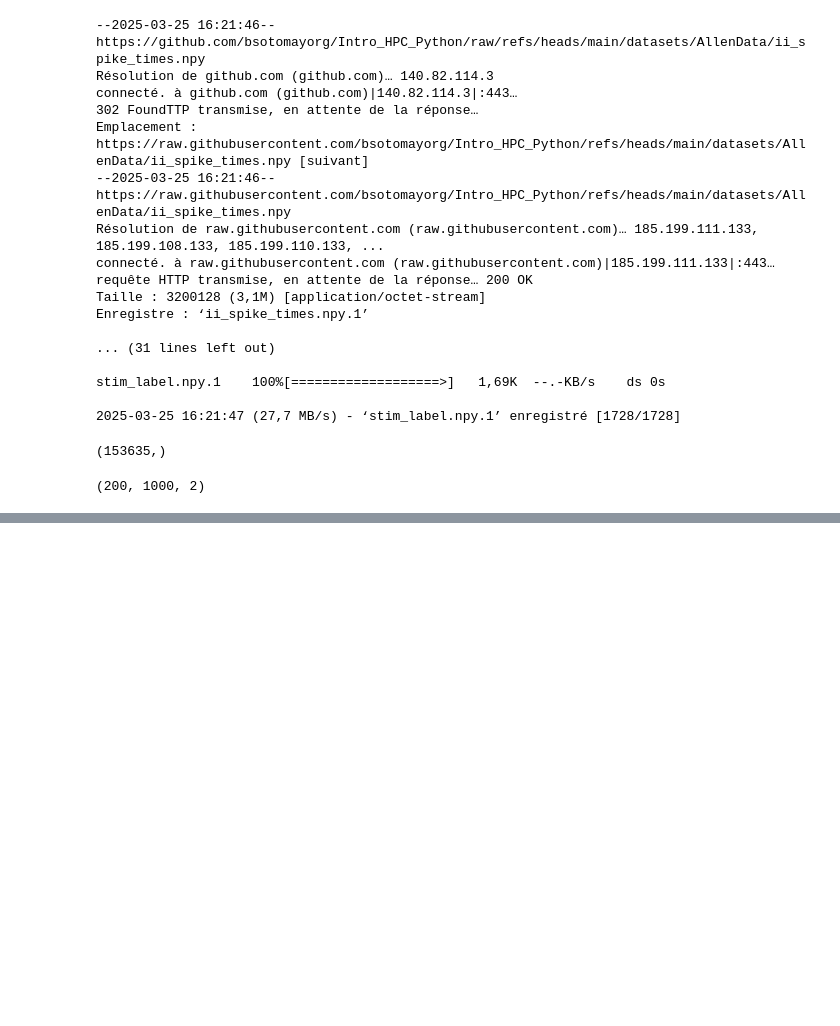
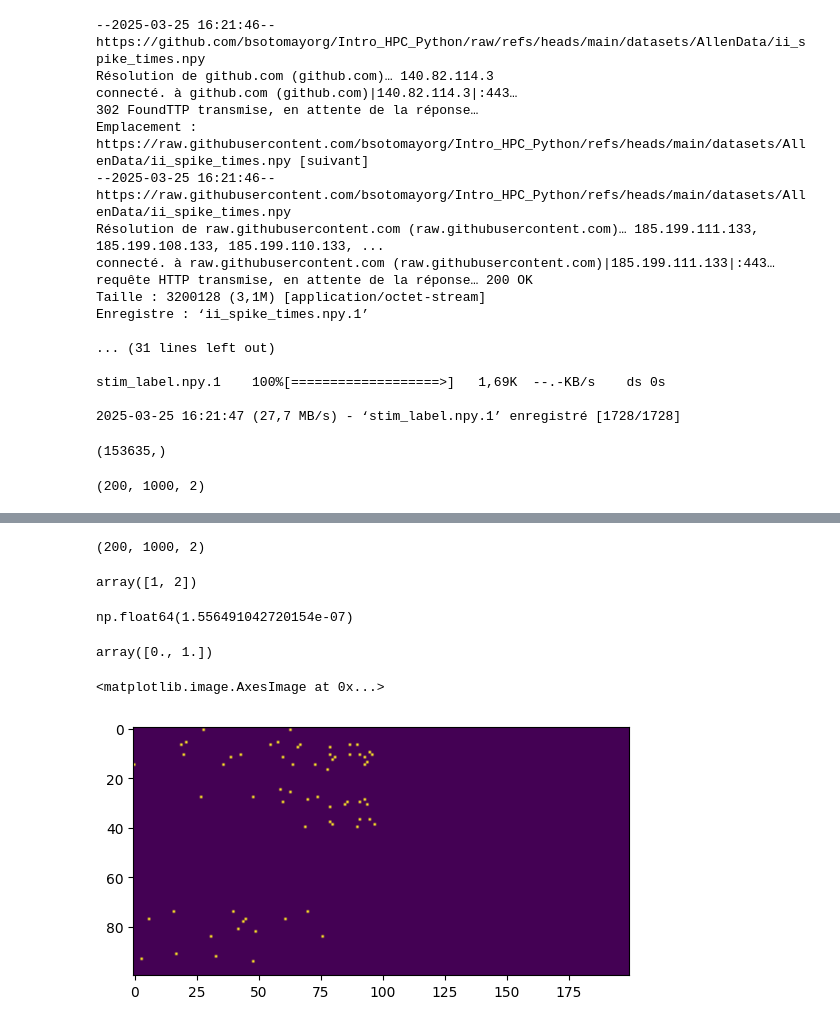
Before and after one commit to AntoineGrimaldi/cosyne-brainchack, a Jupyter notebook: Allen_data.ipynb, the cells around one changed output, grey strips where cells are left out. Cells and saved outputs as stored; diff of their text form; code cells hidden in the pictures; blank space fills up the shorter version.

```diff
--- a/Allen_data.ipynb
+++ b/Allen_data.ipynb
@@ -46,13 +61,38 @@ stim_label.shape
 def get_binned_raster(spike_times, ii_spike_times, T, nbins=100):
   # it assumes spike times are defined in [0, T]
   # T: window lenght (in seconds)
-  M = ii_spike_times.shape[0]
+  M = ii_spike_times.shape[0] # is the total number of samples (recordings with different labels)
   N = ii_spike_times.shape[1]
   mat = np.zeros(shape=(M, N, nbins), dtype=float)
+  st_max = 0
   for i_M in range(M):
     for i_N in range(N):
       st = spike_times[ii_spike_times[i_M,i_N,0]:ii_spike_times[i_M,i_N,1]].copy()
       st = st*(nbins/T)
+      if st>st_max: st_max = st
       mat[i_M, i_N, st.astype(int)] += 1
       #mat[i_M, i_N, st.astype(int)] |= True
   return mat
+# %%
+ii_spike_times.shape
+# %% [output]
+(200, 1000, 2)
+# %%
+ii_spike_times[0,2]
+# %% [output]
+array([1, 2])
+# %%
+spike_times.min()
+# %% [output]
+np.float64(1.556491042720154e-07)
+# %%
+data = get_binned_raster(spike_times, ii_spike_times[:,:,:], T=1,nbins=1000)
+# %%
+np.unique(data)
+# %% [output]
+array([0., 1.])
+# %%
+plt.imshow(data[3,100:200,:200])
+# %% [output]
+<matplotlib.image.AxesImage at 0x...>
+[figure, added]
```
Also changed, not shown: parts of 1 cell of this notebook, 6 other files.
